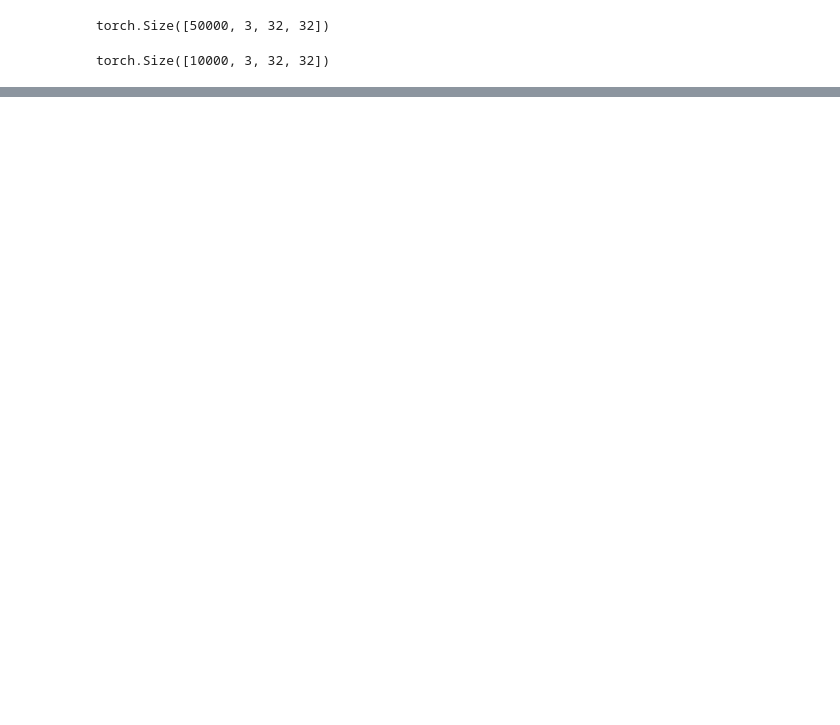
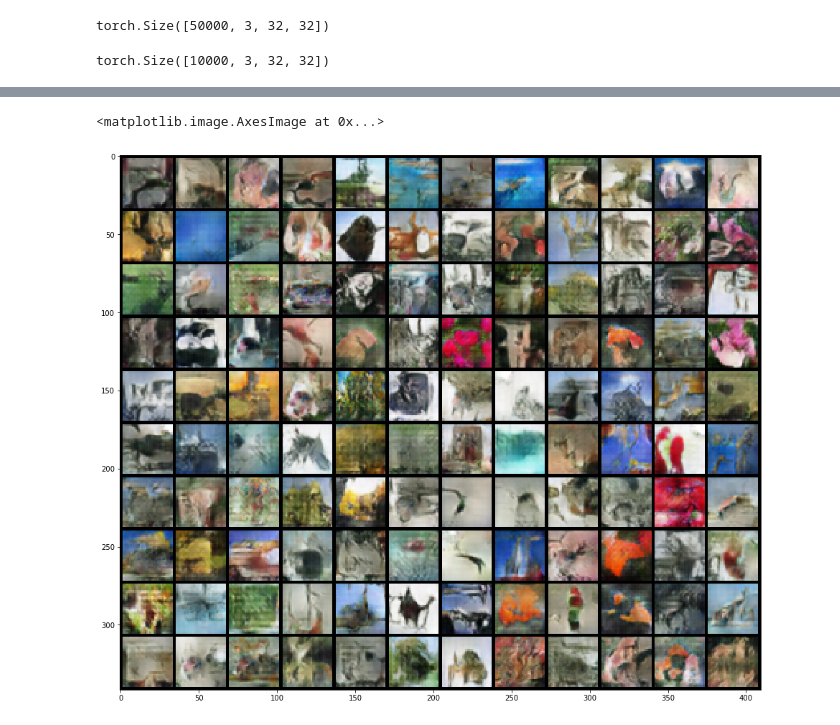
Before and after one commit to victor-shepardson/alpha-GAN, a Jupyter notebook: alphagan/examples/CIFAR.ipynb, the cells around one changed output, grey strips where cells are left out. Saved outputs shown, nothing was run; the diff lists cells and outputs as text; code cells hidden in the pictures; blank space fills up the shorter version.

Commit message:
CIFAR working

```diff
--- a/alphagan/examples/CIFAR.ipynb
+++ b/alphagan/examples/CIFAR.ipynb
@@ -137,17 +143,16 @@ assert E(t).size() == (batch_size,latent_dim)
 h = 128
 pool = nn.AvgPool2d
 norm = nn.BatchNorm2d
-a = lambda: nn.LeakyReLU(.2)
+a = nn.ReLU#lambda: nn.LeakyReLU(.2)
 G = nn.Sequential(
-    LinearToChannels(latent_dim, h), norm(h), a(),
-    nn.ConvTranspose2d(h, h, 4, 1), norm(h), a(),
+    LinearToChannels(latent_dim, h, 4, 4, bias=False), norm(h), a(),
     ResBlock(h, activation=a, norm=norm, upsample=2),
     ResBlock(h, activation=a, norm=norm, upsample=2),
     ResBlock(h, activation=a, norm=norm, upsample=2),
-    nn.Conv2d(h, 3, 1, 1), nn.Sigmoid()
+    nn.Conv2d(h, 3, 1, 1), nn.Tanh()
 )
 
-for layer in (G[0], G[3], G[9]):
+for layer in (G[0], G[6]):
     init.xavier_uniform(layer.weight, 2)
 
 t = Variable(torch.randn(batch_size,latent_dim))
@@ -188,6 +193,6 @@ for i,layer in enumerate(C):
 t = Variable(torch.randn(batch_size,latent_dim))
 assert C(t).size() == (batch_size,1)
 # %%
-model = alphagan.AlphaGAN(E, G, D, C, latent_dim, lambd=10)
+model = alphagan.AlphaGAN(E, G, D, C, latent_dim, lambd=4)
 if use_gpu:
     model = model.cuda()
@@ -197,12 +204,17 @@ def log_fn(d):
     d = pd.DataFrame(d)
     diag.append(d)
     print(d)
+def checkpoint_fn(model, epoch):
+    path =  '../models/cifar100_dim_{}_lambda_{}_epochs_{}.torch'.format(
+        model.latent_dim, model.lambd, epoch
+    )
+    torch.save(model.state_dict(), path)
 # %%
 model.fit(
     X_train, X_test,
-    log_fn = log_fn,
-    n_iter=(1,2), report_every=1,
-    n_batches=len(X_train)//10, n_epochs=20
+    n_iter=(1,2), n_epochs=20,
+    log_fn=log_fn, log_every=1,
+    checkpoint_fn=checkpoint_fn, checkpoint_every=4
 )
 # %% [output]
                             train     valid
@@ -240,8 +259,13 @@ ax.legend(bbox_to_anchor=(1, 0.7))
 # %%
 # samples
-z, x = model(16, mode='sample')
-fig, ax = plt.subplots(1,1,figsize=(16,4))
-ax.imshow(make_grid(x.data, normalize=True, range=(-1,1)).cpu().numpy().transpose(1,2,0), interpolation='nearest')
+z, x = model(120, mode='sample')
+fig, ax = plt.subplots(1,1,figsize=(16,16))
+ax.imshow(make_grid(
+    x.data, nrow=12, range=(-1,1), normalize=True
+).cpu().numpy().transpose(1,2,0), interpolation='nearest')
+# %% [output]
+<matplotlib.image.AxesImage at 0x...>
+[figure, added]
 # %%
 fig, ax = plt.subplots(1,1,figsize=(16,4))
 # training reconstructions
```
Also changed, not shown: parts of 15 cells of this notebook, 2 other files.
